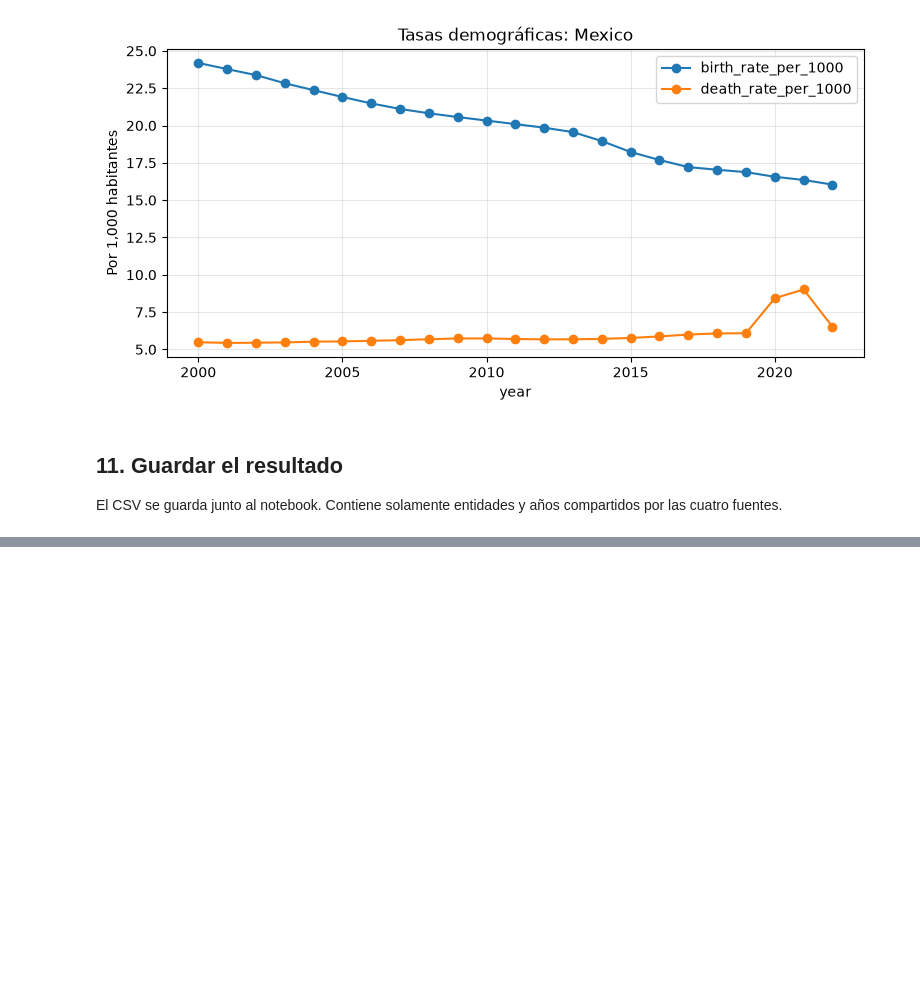
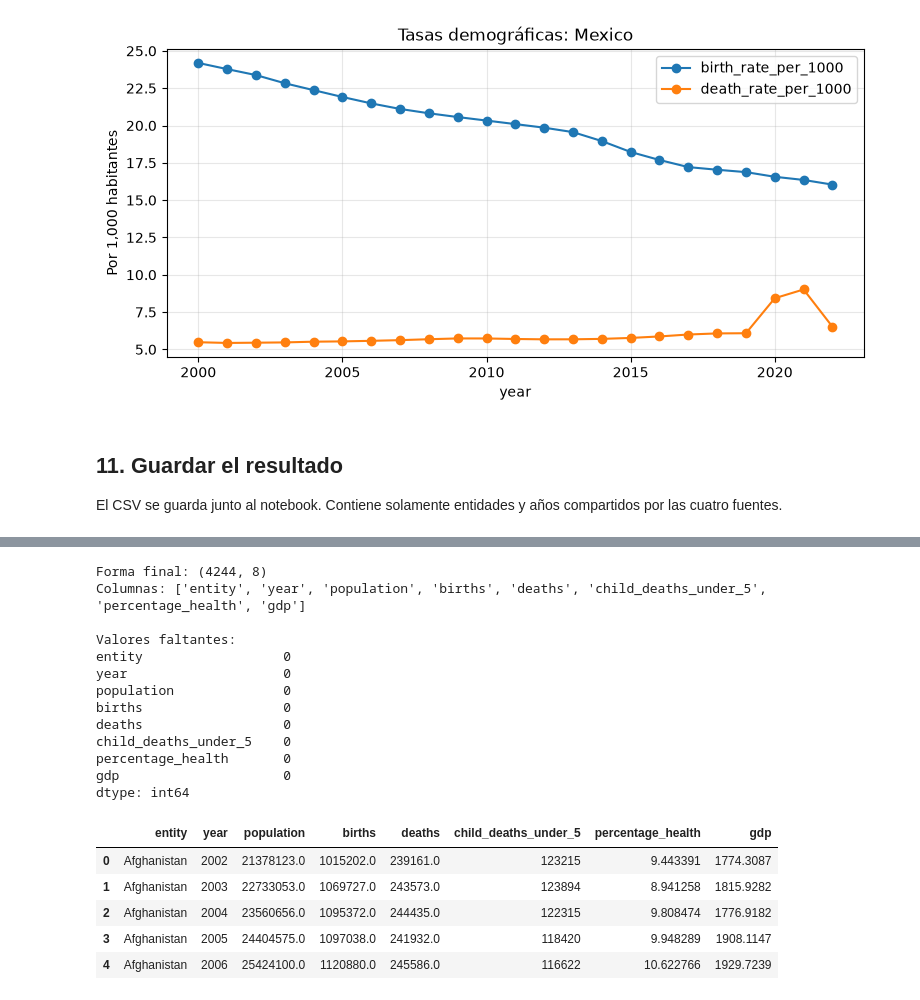
Before and after one commit to mykechvz/TopicosDeBigData5toSemes, a Jupyter notebook: U3_1_modelos_ml/U3_2_Preparacion_dataset.ipynb, the cells around one changed output, grey strips where cells are left out. Saved outputs shown, nothing was run; the diff lists cells and outputs as text; code cells hidden in the pictures; blank space fills up the shorter version.

```diff
--- a/U3_1_modelos_ml/U3_2_Preparacion_dataset.ipynb
+++ b/U3_1_modelos_ml/U3_2_Preparacion_dataset.ipynb
@@ -355,0 +402,8 @@ Archivo guardado: /Users/lizette/Coding/bigdata/U3_1_modelos_ml/data/processed/d
+# %%
+url_gdp = BASE + "gdp-per-capita-worldbank" + SUFIJO
+
+gdp = pd.read_csv(url_gdp, storage_options=OPCIONES_OWID)
+
+print("gdp:", gdp.shape)
+print("Columnas:", gdp.columns.tolist())
+display(gdp.head(3))
@@ -355,0 +486,35 @@ Archivo guardado: /Users/lizette/Coding/bigdata/U3_1_modelos_ml/data/processed/d
+# %%
+columnas_finales = [
+    "entity", "year", "population", "births", "deaths",
+    "child_deaths_under_5", "percentage_health", "gdp"
+]
+
+dataset_final = demografia_completa[columnas_finales].copy()
+
+print("Forma final:", dataset_final.shape)
+print("Columnas:", dataset_final.columns.tolist())
+print("\nValores faltantes:")
+print(dataset_final.isna().sum())
+
+assert dataset_final.shape[1] == 8, "El dataset debe tener 8 columnas"
+display(dataset_final.head())
+# %% [output]
+Forma final: (4244, 8)
+Columnas: ['entity', 'year', 'population', 'births', 'deaths', 'child_deaths_under_5', 'percentage_health', 'gdp']
+
+Valores faltantes:
+entity                  0
+year                    0
+population              0
+births                  0
+deaths                  0
+child_deaths_under_5    0
+percentage_health       0
+gdp                     0
+dtype: int64
+|  | entity | year | population | births | deaths | child_deaths_under_5 | percentage_health | gdp |
+| 0 | Afghanistan | 2002 | 21378123.0 | 1015202.0 | 239161.0 | 123215 | 9.443391 | 1774.3087 |
+| 1 | Afghanistan | 2003 | 22733053.0 | 1069727.0 | 243573.0 | 123894 | 8.941258 | 1815.9282 |
+| 2 | Afghanistan | 2004 | 23560656.0 | 1095372.0 | 244435.0 | 122315 | 9.808474 | 1776.9182 |
+| 3 | Afghanistan | 2005 | 24404575.0 | 1097038.0 | 241932.0 | 118420 | 9.948289 | 1908.1147 |
+| 4 | Afghanistan | 2006 | 25424100.0 | 1120880.0 | 245586.0 | 116622 | 10.622766 | 1929.7239 |
```
Also changed, not shown: parts of 8 cells of this notebook.
